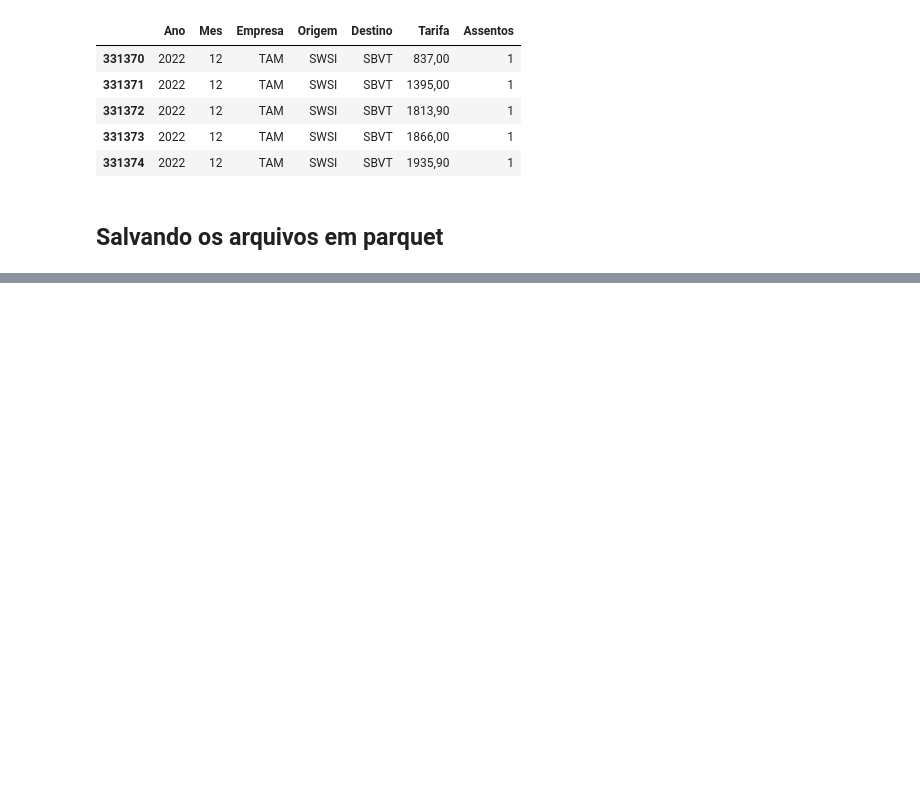
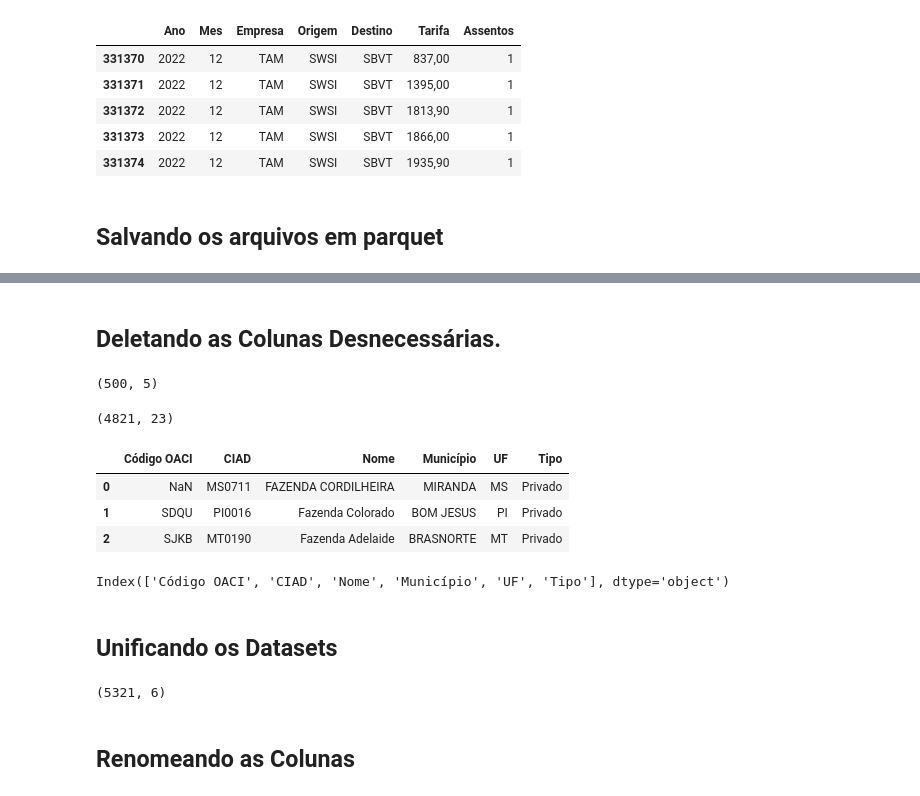
Before and after one commit to rodrigo-fernandes092/TCC_MLaaS_PIB_ANAC, a Jupyter notebook: ETL/01_Unificando_Dados_parquet.ipynb, the cells around one changed output, grey strips where cells are left out. Drawn from its saved outputs; the diff is of its cells as text; code cells hidden in the pictures; blank space fills up the shorter version.

```diff
--- a/ETL/01_Unificando_Dados_parquet.ipynb
+++ b/ETL/01_Unificando_Dados_parquet.ipynb
@@ -264,0 +278,19 @@ dt_passagens.to_parquet(path = 'C:/Users/rodri/Documents/GitHub/TCC_MLaaS_PIB_AN
+# %% [markdown]
+## Deletando as Colunas Desnecessárias.
+# %%
+pista_lista = list(df_pista.columns) # Coletando todas as pistas
+
+pista_fica = ['CÓDIGO OACI',   # Selecionando as colunas a serem mantidas.
+ 'CIAD',
+ 'NOME',
+ 'MUNICÍPIO ATENDIDO',
+ 'UF']
+
+pista_sai = list(set(pista_lista) - set(pista_fica) ) # Realizando a Filtragem
+
+df_pista.drop(columns=pista_sai,
+              inplace=True)
+
+df_pista.shape
+# %% [output]
+(500, 5)
@@ -264,0 +300,61 @@ dt_passagens.to_parquet(path = 'C:/Users/rodri/Documents/GitHub/TCC_MLaaS_PIB_AN
+# %%
+df_pista_privada = pd.read_csv('C:/Users/rodri/Documents/GitHub/TCC_MLaaS_PIB_ANAC/base_dados/Aerodromos/raw/AerodromosPrivados.csv',
+                               encoding = 'latin-1',
+                               sep=',')
+
+df_pista_privada.shape
+# %% [output]
+(4821, 23)
+# %%
+df_pista_privada['Tipo'] = 'Privado'
+# %%
+# Deletando as colunas desnecessárias.
+
+pista_lista = list(df_pista_privada.columns) # Coletando todas as pistas
+
+
+pista_fica = ['Código OACI',   # Selecionando as colunas a serem mantidas.
+ 'CIAD',
+ 'Nome',
+ 'Município',
+ 'UF',
+ 'Tipo']
+
+pista_sai = list(set(pista_lista) - set(pista_fica) ) # Realizando a Filtragem
+
+df_pista_privada.drop(columns=pista_sai,
+              inplace=True)
+
+df_pista_privada.head(3)
+# %% [output]
+|  | Código OACI | CIAD | Nome | Município | UF | Tipo |
+| 0 | NaN | MS0711 | FAZENDA CORDILHEIRA | MIRANDA | MS | Privado |
+| 1 | SDQU | PI0016 | Fazenda Colorado | BOM JESUS | PI | Privado |
+| 2 | SJKB | MT0190 | Fazenda Adelaide | BRASNORTE | MT | Privado |
+# %%
+# Renomeando colunas para unificar os dois datasets.
+
+pista_fica = ['Código OACI',   # Selecionando as colunas a serem mantidas.
+ 'CIAD',
+ 'Nome',
+ 'Município',
+ 'UF',
+ 'Tipo']
+
+df_pista.columns = pista_fica # Renomeando as colunas
+
+df_pista.columns
+# %% [output]
+Index(['Código OACI', 'CIAD', 'Nome', 'Município', 'UF', 'Tipo'], dtype='object')
+# %% [markdown]
+## Unificando os Datasets
+# %%
+# Unificando os datasets pistas.
+
+df_pista = pd.concat([df_pista,df_pista_privada])
+
+df_pista.shape
+# %% [output]
+(5321, 6)
+# %% [markdown]
+## Renomeando as Colunas
```
Also changed, not shown: parts of 29 cells of this notebook, 4 other files.
